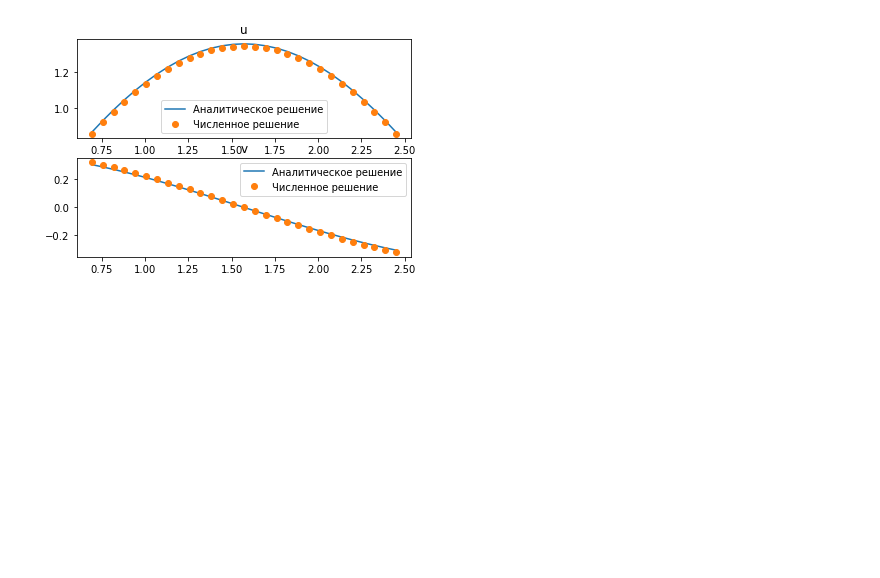
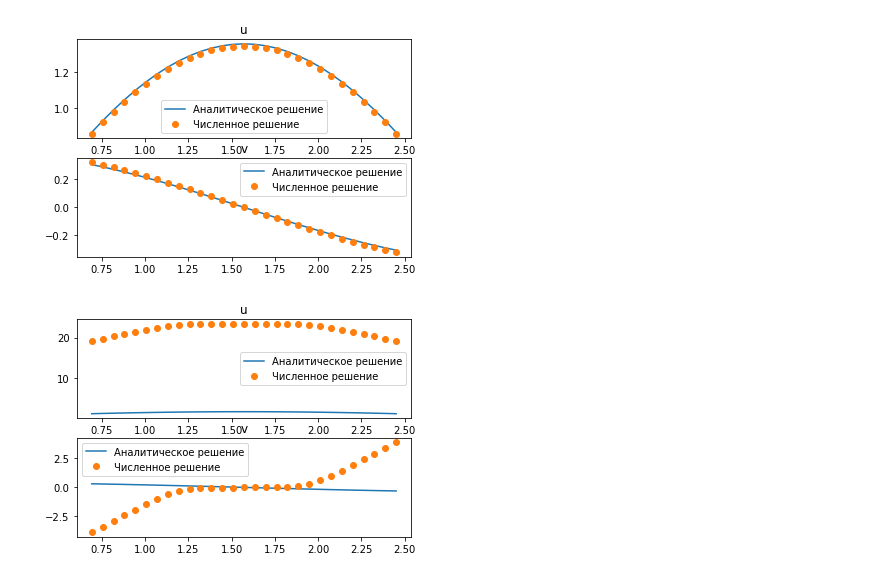
Before and after one commit to MVerenin/CompMaths, a Jupyter notebook: TransportEquation.ipynb, the cells around one changed output. Cells and saved outputs as stored; diff of their text form; code cells hidden in the pictures; blank space fills up the shorter version.

```diff
--- a/TransportEquation.ipynb
+++ b/TransportEquation.ipynb
@@ -58,3 +53,42 @@ for _ in ax:
 plt.show()
 # %% [output]
 [figure]
+# %%
+def Transport21 (w0, C): #здесь решается уравнение переноса сеточно-характеристическим методом
+    w_next = np.zeros(M)
+    w_curr = w0 # начальное ненулевое значение
+    for k in range(int(T / dt)):
+        for i in range(k+1, M-k-1):
+            w_next[i] = w_curr[i] - dt * ((C+abs(C))/2*(w_curr[i]-w_curr[i-1])/h + (C-abs(C))/2*(w_curr[i+1]-w_curr[i])/h)+1
+        for i in range(M):
+            w_curr[i] = w_next[i]
+    return(w_curr)
+
+def Transport22 (w0, C): #здесь решается уравнение переноса сеточно-характеристическим методом
+    w_next = np.zeros(M)
+    w_curr = w0 # начальное ненулевое значение
+    for k in range(int(T / dt)):
+        for i in range(k+1, M-k-1):
+            w_next[i] = w_curr[i] - dt * ((C+abs(C))/2*(w_curr[i]-w_curr[i-1])/h + (C-abs(C))/2*(w_curr[i+1]-w_curr[i])/h)-1
+        for i in range(M):
+            w_curr[i] = w_next[i]
+    return(w_curr)
+x_m = np.linspace(0,L,M) #для построения графика
+w1 = Transport21(w1_init, C1)
+w2 = Transport22(w2_init, C2)
+u = (w1 - w2) / 2 #возвращаемся к компонетам вектора q
+v = (w1 + w2) / 2
+fig, ax = plt.subplots(2,1)
+a=int(T/dt)
+b=M-int(T/dt)
+ax[0].plot(x_m[a:b], (m.cos(T)+m.sin(T))*u_init[a:b] + np.ones(M-2*int(T/dt))*T, '-', label="Аналитическое решение")
+ax[1].plot(x_m[a:b], (m.cos(T)-m.sin(T))*v_init[a:b], '-', label="Аналитическое решение")
+ax[0].plot(x_m[a:b], u[a:b], 'o', label="Численное решение")
+ax[1].plot(x_m[a:b], v[a:b], 'o', label="Численное решение")
+ax[0].set_title("u")
+ax[1].set_title("v")
+for _ in ax:
+    _.legend()
+plt.show()
+# %% [output]
+[figure, added]
```
Also changed, not shown: parts of 1 cell of this notebook.
